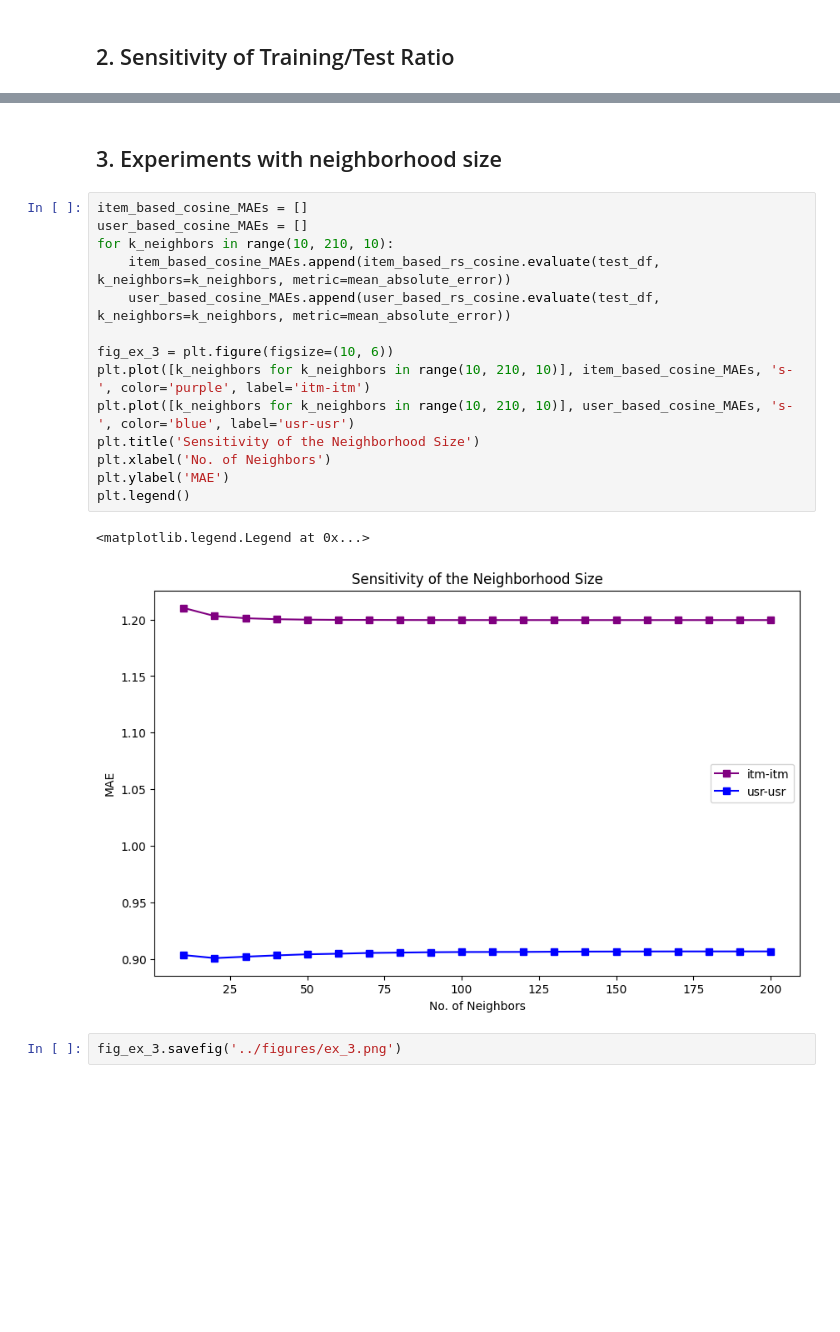
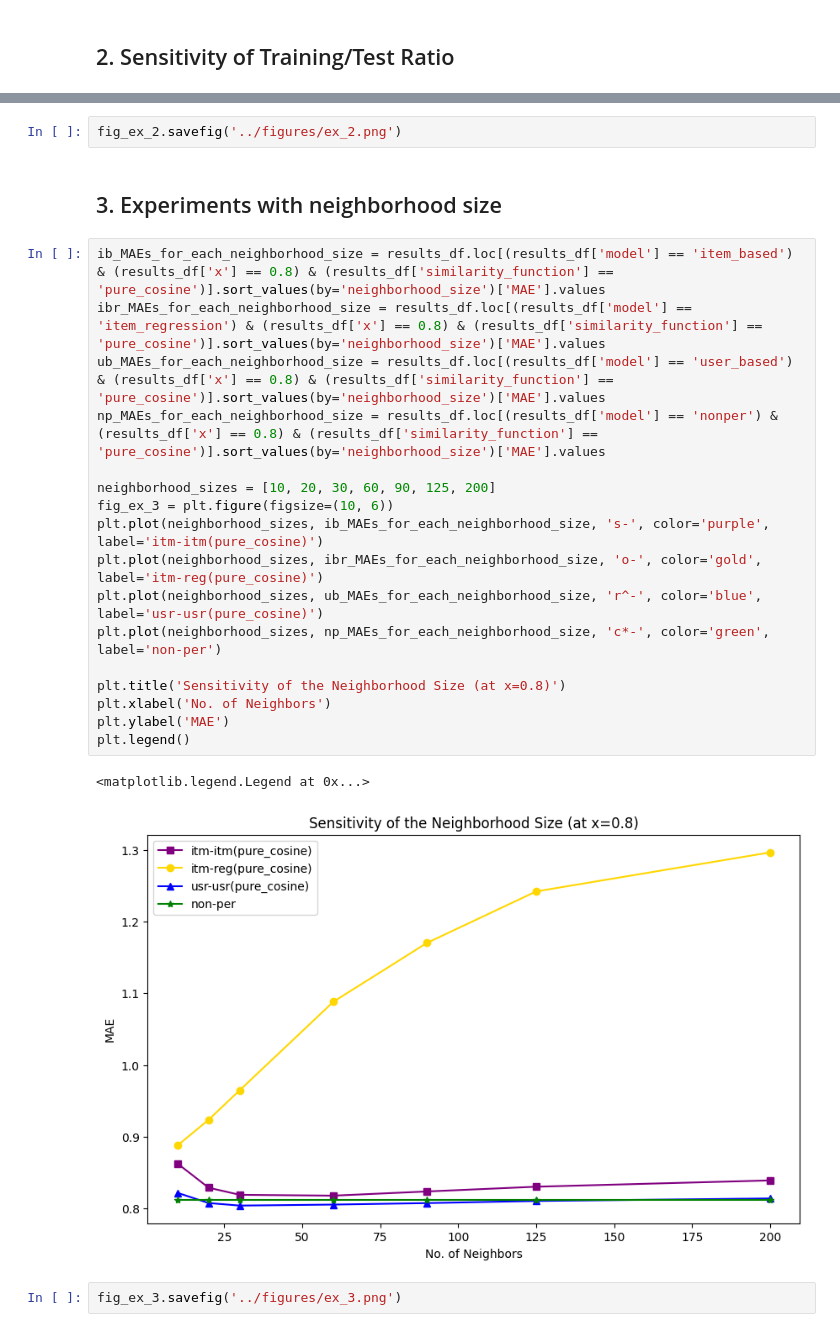
Before and after one commit to khoavpt/Recommender-System, a Jupyter notebook: notebooks/experiments.ipynb, the cells around one changed output, grey strips where cells are left out. Cells and saved outputs as stored; diff of their text form; blank space fills up the shorter version.

```diff
--- a/notebooks/experiments.ipynb
+++ b/notebooks/experiments.ipynb
@@ -39,21 +104,26 @@ MAEs_for_each_ratio
+# %%
+fig_ex_2.savefig('../figures/ex_2.png')
 # %% [markdown]
 ## 3.  Experiments with neighborhood size
-# %%
-item_based_cosine_MAEs = []
-user_based_cosine_MAEs = []
-for k_neighbors in range(10, 210, 10):
-    item_based_cosine_MAEs.append(item_based_rs_cosine.evaluate(test_df, k_neighbors=k_neighbors, metric=mean_absolute_error))
-    user_based_cosine_MAEs.append(user_based_rs_cosine.evaluate(test_df, k_neighbors=k_neighbors, metric=mean_absolute_error))
-
-fig_ex_3 = plt.figure(figsize=(10, 6))
-plt.plot([k_neighbors for k_neighbors in range(10, 210, 10)], item_based_cosine_MAEs, 's-', color='purple', label='itm-itm')
-plt.plot([k_neighbors for k_neighbors in range(10, 210, 10)], user_based_cosine_MAEs, 's-', color='blue', label='usr-usr')
-plt.title('Sensitivity of the Neighborhood Size')
-plt.xlabel('No. of Neighbors')
-plt.ylabel('MAE')
-plt.legend()
-# %% [output]
-<matplotlib.legend.Legend at 0x...>
-[figure, removed]
+# %%
+ib_MAEs_for_each_neighborhood_size = results_df.loc[(results_df['model'] == 'item_based') & (results_df['x'] == 0.8) & (results_df['similarity_function'] == 'pure_cosine')].sort_values(by='neighborhood_size')['MAE'].values
+ibr_MAEs_for_each_neighborhood_size = results_df.loc[(results_df['model'] == 'item_regression') & (results_df['x'] == 0.8) & (results_df['similarity_function'] == 'pure_cosine')].sort_values(by='neighborhood_size')['MAE'].values
+ub_MAEs_for_each_neighborhood_size = results_df.loc[(results_df['model'] == 'user_based') & (results_df['x'] == 0.8) & (results_df['similarity_function'] == 'pure_cosine')].sort_values(by='neighborhood_size')['MAE'].values
+np_MAEs_for_each_neighborhood_size = results_df.loc[(results_df['model'] == 'nonper') & (results_df['x'] == 0.8) & (results_df['similarity_function'] == 'pure_cosine')].sort_values(by='neighborhood_size')['MAE'].values
+
+neighborhood_sizes = [10, 20, 30, 60, 90, 125, 200]
+fig_ex_3 = plt.figure(figsize=(10, 6))
+plt.plot(neighborhood_sizes, ib_MAEs_for_each_neighborhood_size, 's-', color='purple', label='itm-itm(pure_cosine)')
+plt.plot(neighborhood_sizes, ibr_MAEs_for_each_neighborhood_size, 'o-', color='gold', label='itm-reg(pure_cosine)')
+plt.plot(neighborhood_sizes, ub_MAEs_for_each_neighborhood_size, 'r^-', color='blue', label='usr-usr(pure_cosine)')
+plt.plot(neighborhood_sizes, np_MAEs_for_each_neighborhood_size, 'c*-', color='green', label='non-per')
+
+plt.title('Sensitivity of the Neighborhood Size (at x=0.8)')
+plt.xlabel('No. of Neighbors')
+plt.ylabel('MAE')
+plt.legend()
+# %% [output]
+<matplotlib.legend.Legend at 0x...>
+[figure, added]
 # %%
 fig_ex_3.savefig('../figures/ex_3.png')
```
Also changed, not shown: parts of 12 cells of this notebook, 20 other files.
